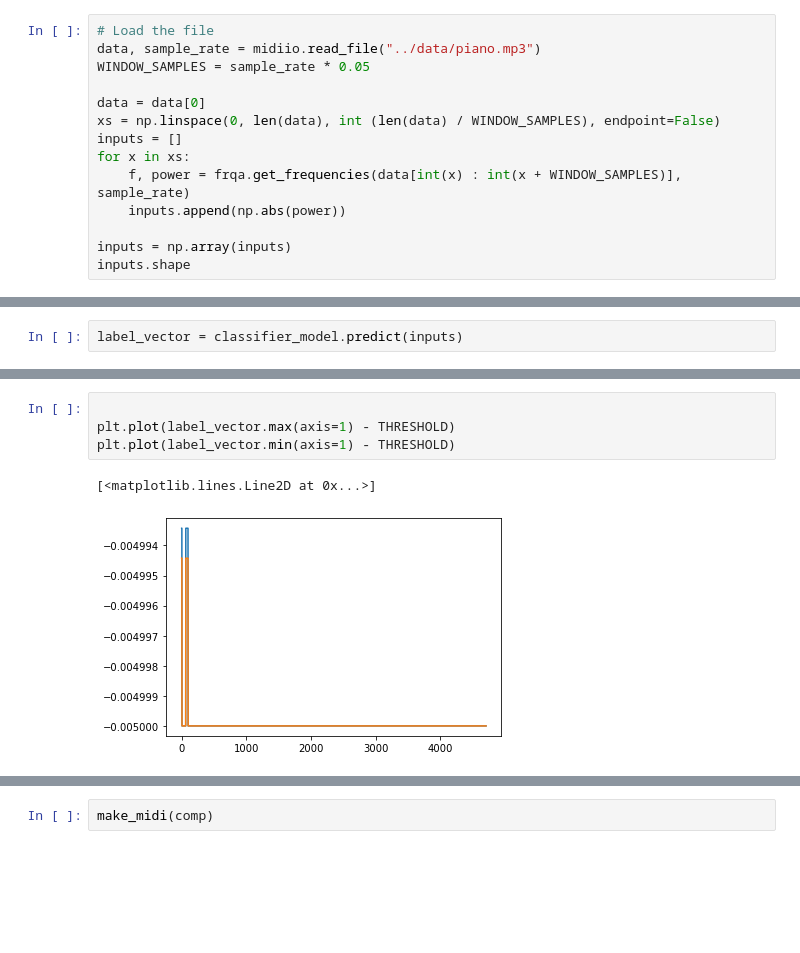
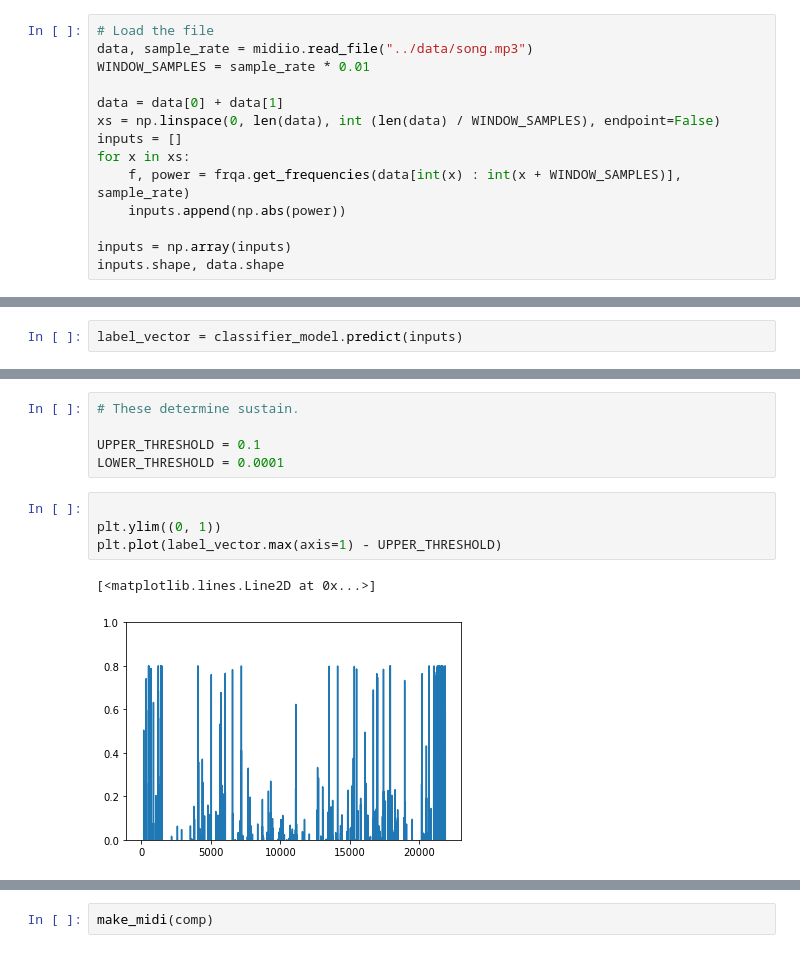
Before and after one commit to TheRealAnonymous008/procedural-music, a Jupyter notebook: notebooks/note_multiclassification.ipynb, the cells around one changed output, grey strips where cells are left out. Cells and saved outputs as stored; diff of their text form; blank space fills up the shorter version.

Commit message:
update: use different window sizes

```diff
--- a/notebooks/note_multiclassification.ipynb
+++ b/notebooks/note_multiclassification.ipynb
@@ -133,10 +147,10 @@ Non-trainable params: 0
 _________________________________________________________________
 # %%
 # Load the file
-data, sample_rate = midiio.read_file("../data/piano.mp3")
-WINDOW_SAMPLES = sample_rate * 0.05
+data, sample_rate = midiio.read_file("../data/song.mp3")
+WINDOW_SAMPLES = sample_rate * 0.01
 
-data = data[0]
+data = data[0] + data[1]
 xs = np.linspace(0, len(data), int (len(data) / WINDOW_SAMPLES), endpoint=False)
 inputs = []
 for x in xs:
@@ -144,5 +158,5 @@ for x in xs:
     inputs.append(np.abs(power))
 
 inputs = np.array(inputs)
-inputs.shape
+inputs.shape, data.shape
 # %% [output]
@@ -167,10 +173,15 @@ plt.plot(label_vector[3000])
+# %%
+# These determine sustain.
+
+UPPER_THRESHOLD = 0.1
+LOWER_THRESHOLD = 0.0001
 # %%
 
-plt.plot(label_vector.max(axis=1) - THRESHOLD)
-plt.plot(label_vector.min(axis=1) - THRESHOLD)
+plt.ylim((0, 1))
+plt.plot(label_vector.max(axis=1) - UPPER_THRESHOLD)
 # %% [output]
 [<matplotlib.lines.Line2D at 0x...>]
-[figure, old version]
+[figure, new version]
 # %%
 # Make the midi file :))
 
```
Also changed, not shown: parts of 10 cells of this notebook, 3 other files.
